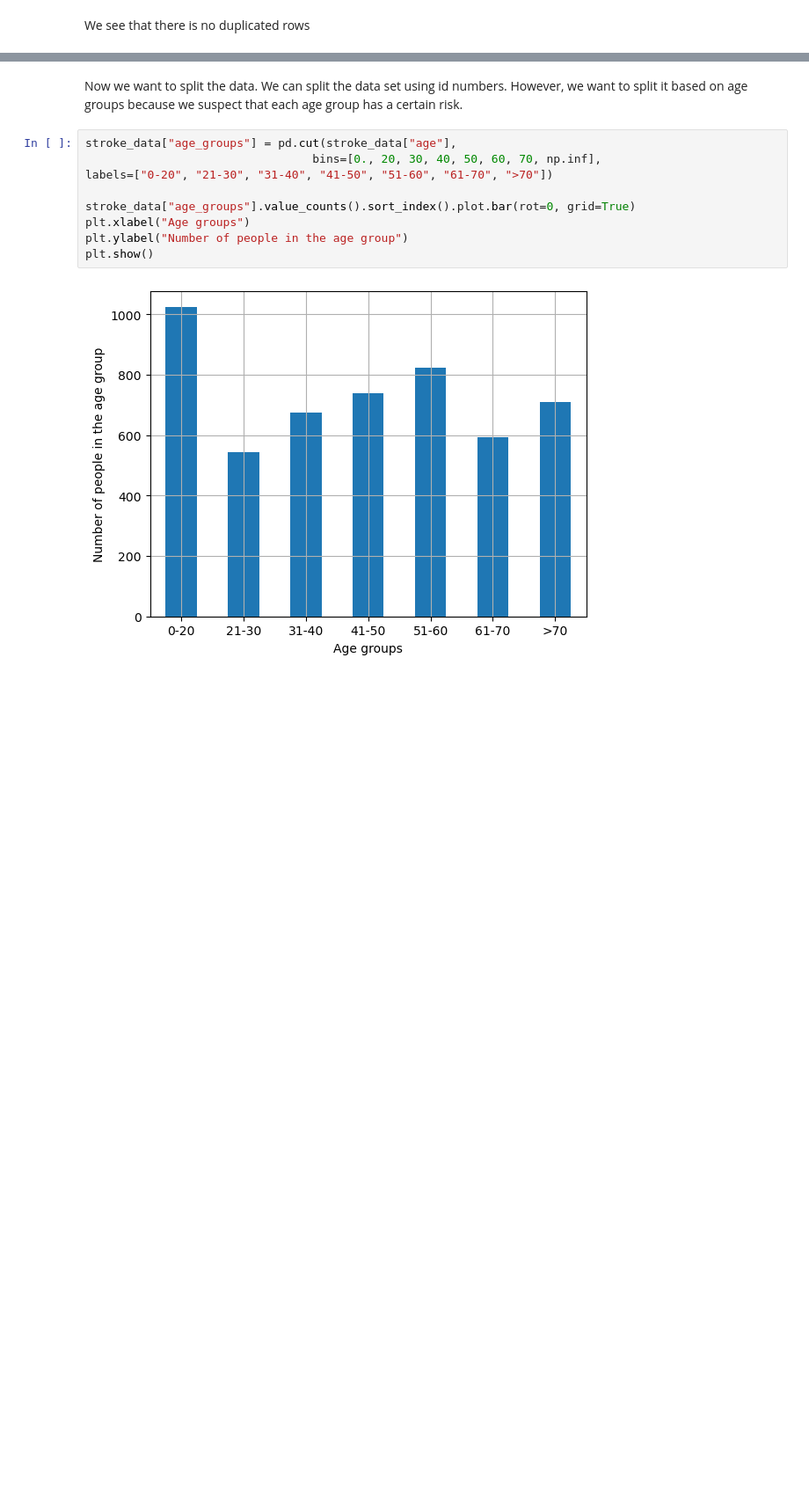
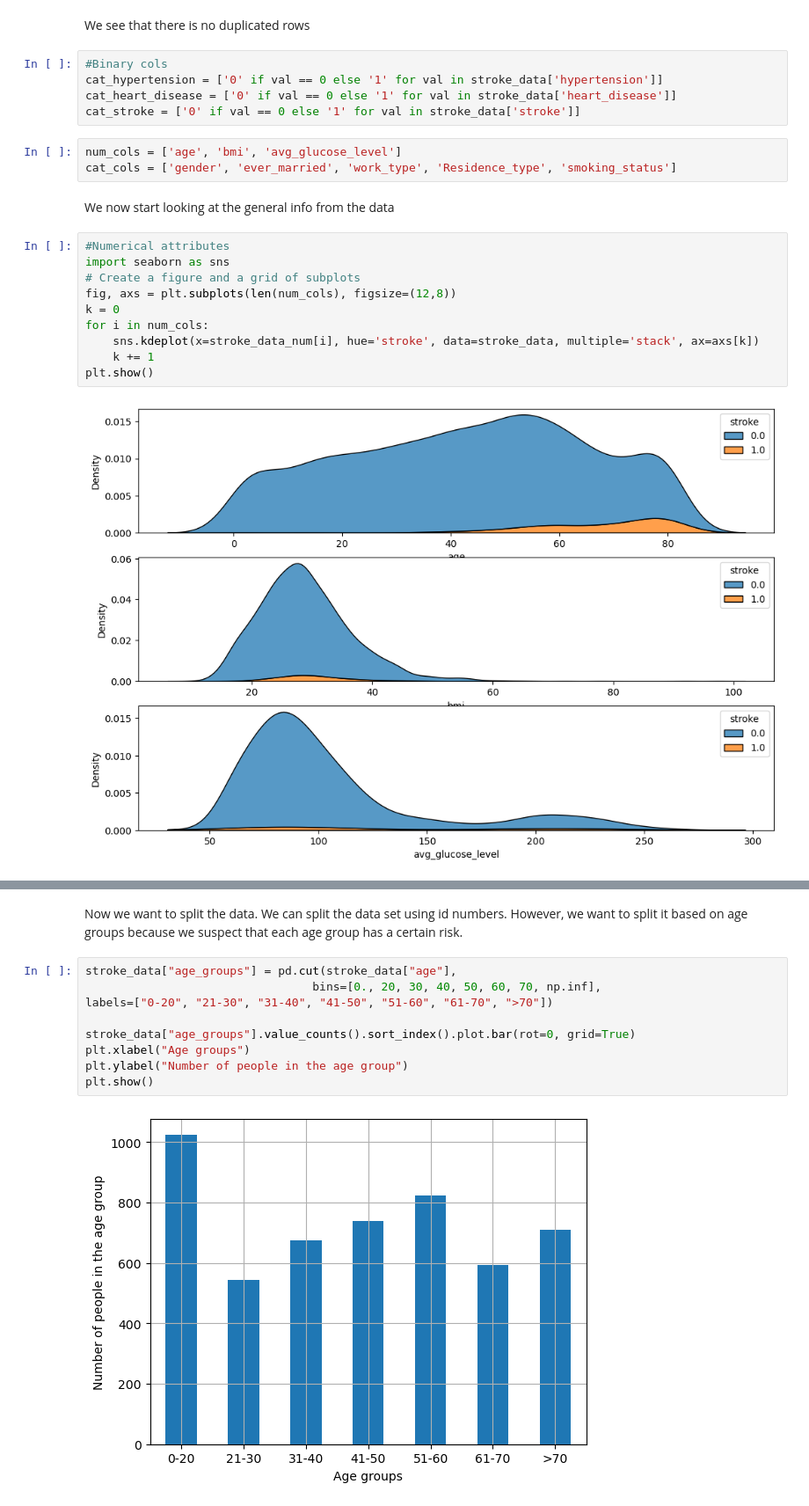
Before and after one commit to lenguyenthuyvan/M682finalproject, a Jupyter notebook: finalproject.ipynb, the cells around one changed output, grey strips where cells are left out. Shown at 88% size. Drawn from its saved outputs; the diff is of its cells as text; blank space fills up the shorter version.

```diff
--- a/finalproject.ipynb
+++ b/finalproject.ipynb
@@ -229,2 +195,24 @@ print(stroke_data_no_id.duplicated().sum())
 # %% [markdown]
 We see that there is no duplicated rows
+# %%
+#Binary cols
+cat_hypertension = ['0' if val == 0 else '1' for val in stroke_data['hypertension']]
+cat_heart_disease = ['0' if val == 0 else '1' for val in stroke_data['heart_disease']]
+cat_stroke = ['0' if val == 0 else '1' for val in stroke_data['stroke']]
+# %%
+num_cols = ['age', 'bmi', 'avg_glucose_level']
+cat_cols = ['gender', 'ever_married', 'work_type', 'Residence_type', 'smoking_status']
+# %% [markdown]
+We now start looking at the general info from the data
+# %%
+#Numerical attributes
+import seaborn as sns
+# Create a figure and a grid of subplots
+fig, axs = plt.subplots(len(num_cols), figsize=(12,8))
+k = 0
+for i in num_cols:
+    sns.kdeplot(x=stroke_data_num[i], hue='stroke', data=stroke_data, multiple='stack', ax=axs[k])
+    k += 1
+plt.show()
+# %% [output]
+[figure, added]
```
Also changed, not shown: parts of 20 cells of this notebook.
